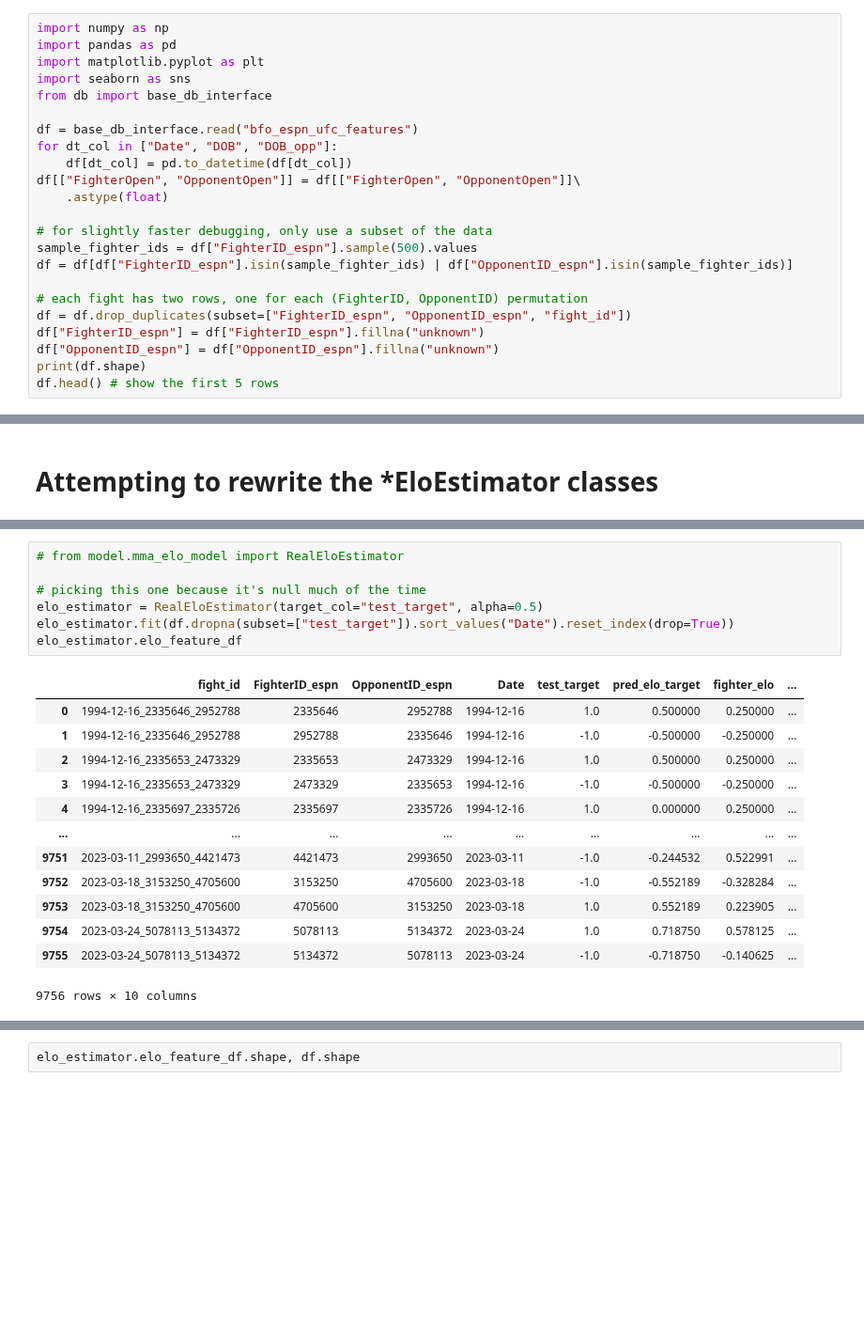
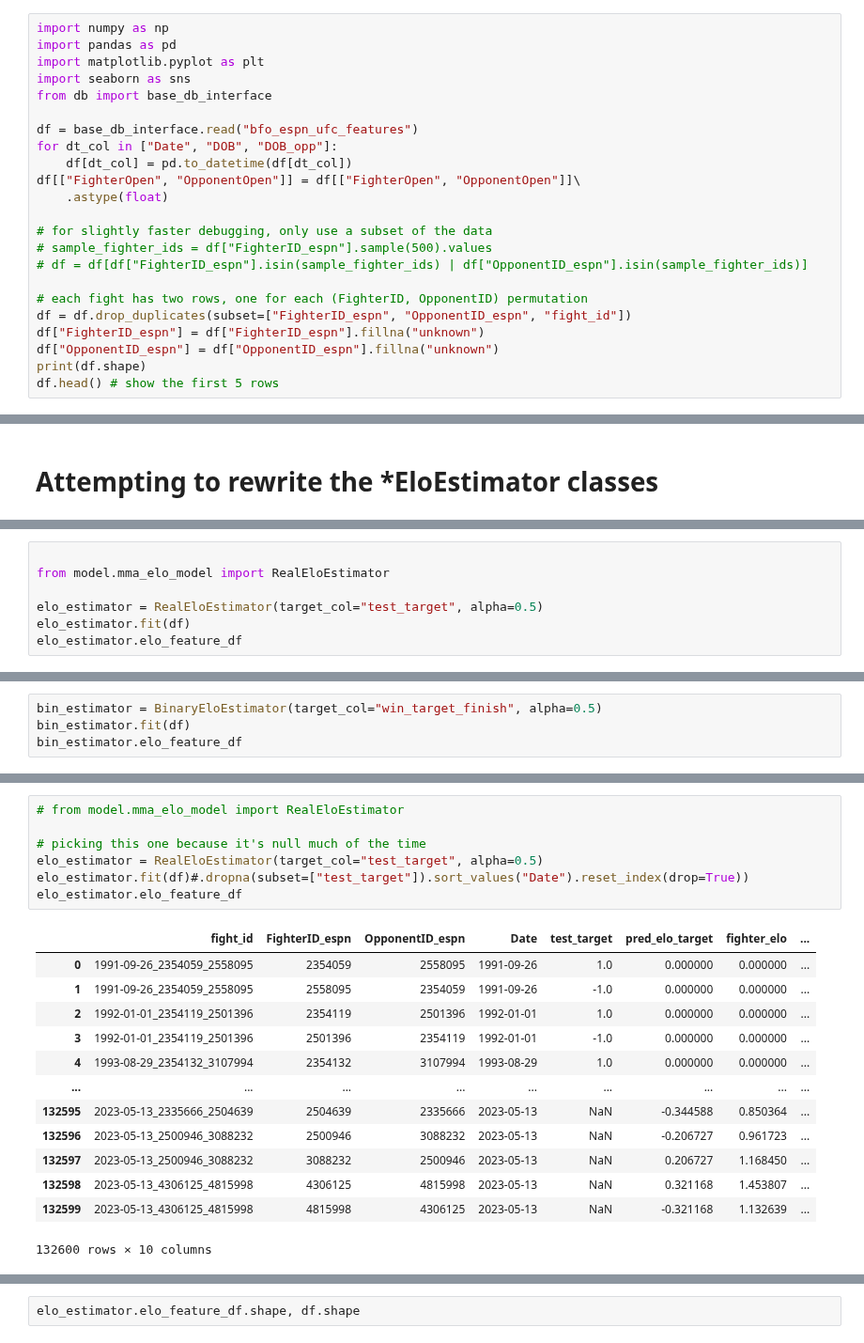
Before and after one commit to John-Curcio/sports, a Jupyter notebook: HACK/2023-04-10_debugging.ipynb, the cells around one changed output, grey strips where cells are left out. Shown at 94% size. Drawn from its saved outputs; the diff is of its cells as text; blank space fills up the shorter version.

```diff
--- a/HACK/2023-04-10_debugging.ipynb
+++ b/HACK/2023-04-10_debugging.ipynb
@@ -19,8 +19,8 @@ df[["FighterOpen", "OpponentOpen"]] = df[["FighterOpen", "OpponentOpen"]]\
     .astype(float)
 
 # for slightly faster debugging, only use a subset of the data
-sample_fighter_ids = df["FighterID_espn"].sample(500).values
-df = df[df["FighterID_espn"].isin(sample_fighter_ids) | df["OpponentID_espn"].isin(sample_fighter_ids)]
+# sample_fighter_ids = df["FighterID_espn"].sample(500).values
+# df = df[df["FighterID_espn"].isin(sample_fighter_ids) | df["OpponentID_espn"].isin(sample_fighter_ids)]
 
 # each fight has two rows, one for each (FighterID, OpponentID) permutation
 df = df.drop_duplicates(subset=["FighterID_espn", "OpponentID_espn", "fight_id"])
@@ -500,0 +428,7 @@ for _ in range(10):
+# %%
+
+from model.mma_elo_model import RealEloEstimator
+
+elo_estimator = RealEloEstimator(target_col="test_target", alpha=0.5)
+elo_estimator.fit(df)
+elo_estimator.elo_feature_df
@@ -500,0 +600,4 @@ for _ in range(10):
+# %%
+bin_estimator = BinaryEloEstimator(target_col="win_target_finish", alpha=0.5)
+bin_estimator.fit(df)
+bin_estimator.elo_feature_df
@@ -501,21 +627,21 @@ for _ in range(10):
 # %%
 # from model.mma_elo_model import RealEloEstimator
 
 # picking this one because it's null much of the time
 elo_estimator = RealEloEstimator(target_col="test_target", alpha=0.5)
-elo_estimator.fit(df.dropna(subset=["test_target"]).sort_values("Date").reset_index(drop=True))
+elo_estimator.fit(df)#.dropna(subset=["test_target"]).sort_values("Date").reset_index(drop=True))
 elo_estimator.elo_feature_df
 # %% [output]
 |  | fight_id | FighterID_espn | OpponentID_espn | Date | test_target | pred_elo_target | fighter_elo | ... |
-| 0 | 1994-12-16_2335646_2952788 | 2335646 | 2952788 | 1994-12-16 | 1.0 | 0.500000 | 0.250000 | ... |
-| 1 | 1994-12-16_2335646_2952788 | 2952788 | 2335646 | 1994-12-16 | -1.0 | -0.500000 | -0.250000 | ... |
-| 2 | 1994-12-16_2335653_2473329 | 2335653 | 2473329 | 1994-12-16 | 1.0 | 0.500000 | 0.250000 | ... |
-| 3 | 1994-12-16_2335653_2473329 | 2473329 | 2335653 | 1994-12-16 | -1.0 | -0.500000 | -0.250000 | ... |
-| 4 | 1994-12-16_2335697_2335726 | 2335697 | 2335726 | 1994-12-16 | 1.0 | 0.000000 | 0.250000 | ... |
+| 0 | 1991-09-26_2354059_2558095 | 2354059 | 2558095 | 1991-09-26 | 1.0 | 0.000000 | 0.000000 | ... |
+| 1 | 1991-09-26_2354059_2558095 | 2558095 | 2354059 | 1991-09-26 | -1.0 | 0.000000 | 0.000000 | ... |
+| 2 | 1992-01-01_2354119_2501396 | 2354119 | 2501396 | 1992-01-01 | 1.0 | 0.000000 | 0.000000 | ... |
+| 3 | 1992-01-01_2354119_2501396 | 2501396 | 2354119 | 1992-01-01 | -1.0 | 0.000000 | 0.000000 | ... |
+| 4 | 1993-08-29_2354132_3107994 | 2354132 | 3107994 | 1993-08-29 | 1.0 | 0.000000 | 0.000000 | ... |
 | ... | ... | ... | ... | ... | ... | ... | ... | ... |
-| 9751 | 2023-03-11_2993650_4421473 | 4421473 | 2993650 | 2023-03-11 | -1.0 | -0.244532 | 0.522991 | ... |
-| 9752 | 2023-03-18_3153250_4705600 | 3153250 | 4705600 | 2023-03-18 | -1.0 | -0.552189 | -0.328284 | ... |
-| 9753 | 2023-03-18_3153250_4705600 | 4705600 | 3153250 | 2023-03-18 | 1.0 | 0.552189 | 0.223905 | ... |
-| 9754 | 2023-03-24_5078113_5134372 | 5078113 | 5134372 | 2023-03-24 | 1.0 | 0.718750 | 0.578125 | ... |
-| 9755 | 2023-03-24_5078113_5134372 | 5134372 | 5078113 | 2023-03-24 | -1.0 | -0.718750 | -0.140625 | ... |
+| 132595 | 2023-05-13_2335666_2504639 | 2504639 | 2335666 | 2023-05-13 | NaN | -0.344588 | 0.850364 | ... |
+| 132596 | 2023-05-13_2500946_3088232 | 2500946 | 3088232 | 2023-05-13 | NaN | -0.206727 | 0.961723 | ... |
+| 132597 | 2023-05-13_2500946_3088232 | 3088232 | 2500946 | 2023-05-13 | NaN | 0.206727 | 1.168450 | ... |
+| 132598 | 2023-05-13_4306125_4815998 | 4306125 | 4815998 | 2023-05-13 | NaN | 0.321168 | 1.453807 | ... |
+| 132599 | 2023-05-13_4306125_4815998 | 4815998 | 4306125 | 2023-05-13 | NaN | -0.321168 | 1.132639 | ... |
-9756 rows × 10 columns
+132600 rows × 10 columns
```
Also changed, not shown: parts of 30 cells of this notebook.
